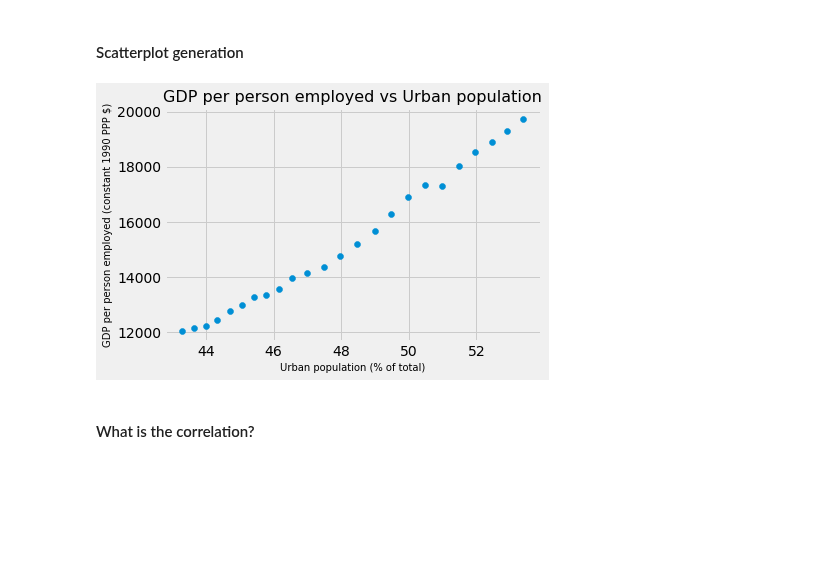
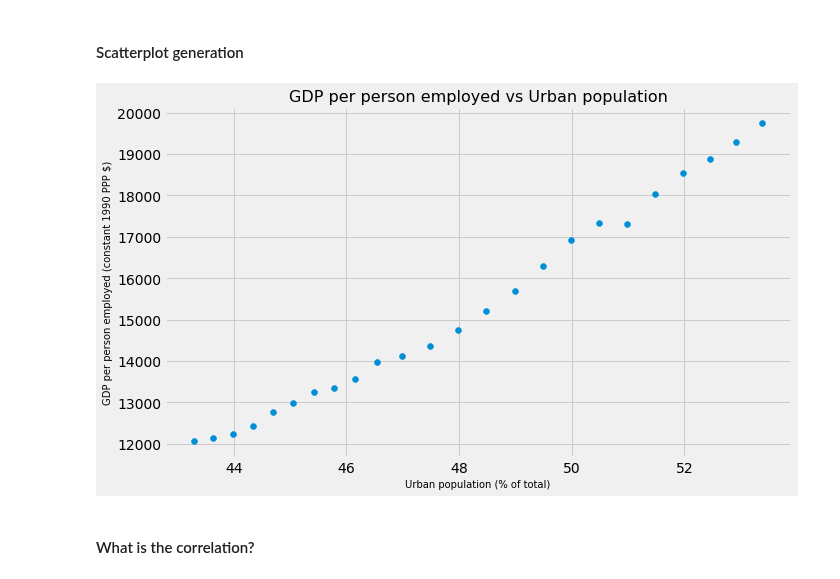
Before and after one commit to csjoshc/csjoshc.github.io, a Jupyter notebook: notes/Python/PythonforDataScience/5_Matplotlib.ipynb, the cells around one changed output. Cells and saved outputs as stored; diff of their text form; code cells hidden in the pictures; blank space fills up the shorter version.

```diff
--- a/notes/Python/PythonforDataScience/5_Matplotlib.ipynb
+++ b/notes/Python/PythonforDataScience/5_Matplotlib.ipynb
@@ -183,19 +189,19 @@ len(gdp_worker_ppp), len(urban_perc), len(data_3)
 # %%
 fig, axis = plt.subplots()
 # Grid lines, Xticks, Xlabel, Ylabel
 
 axis.yaxis.grid(True)
 axis.set_title('GDP per person employed vs Urban population',fontsize=16)
 axis.set_xlabel('Urban population (% of total)',fontsize=10)
 axis.set_ylabel('GDP per person employed (constant 1990 PPP $)',fontsize=10)
-
+fig.set_size_inches(10, 6)
 
 X = data_3['Value_x']
 Y = data_3['Value_y']
 axis.scatter(X, Y)
 plt.show();
 # %% [output]
-[figure, old version]
+[figure, new version]
 # %% [markdown]
 #### What is the correlation?
 # %%
```
Also changed, not shown: parts of 4 cells of this notebook, 24 other files.
